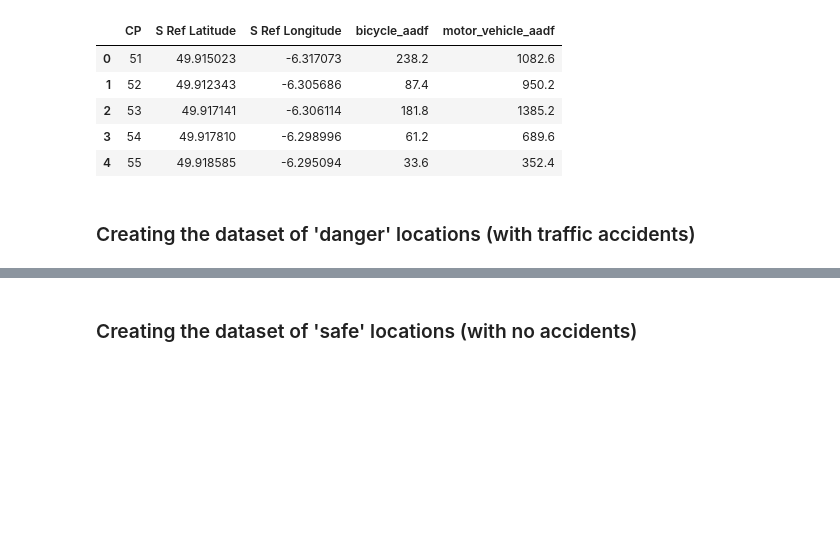
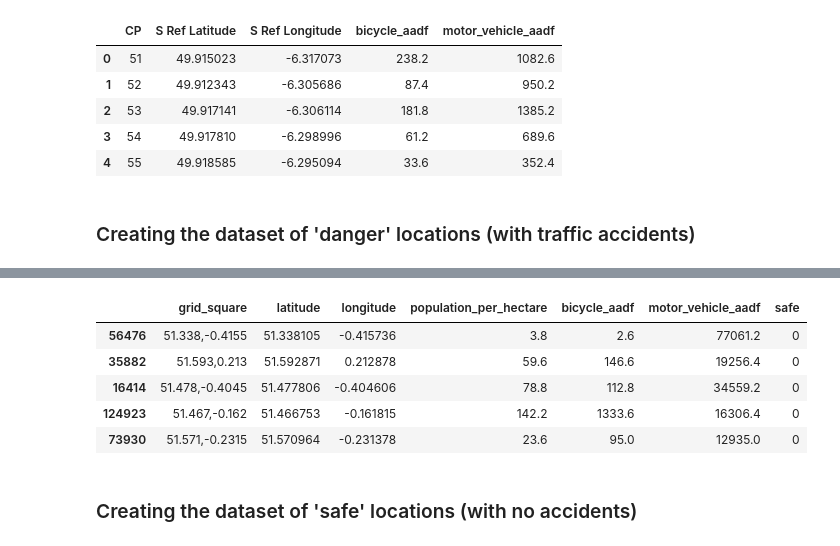
Before and after one commit to FinYoum/Predicting-traffic-accidents-CNN, a Jupyter notebook: 7_Model3_mixed_input_neural_network.ipynb, the cells around one changed output, grey strips where cells are left out. Saved outputs shown, nothing was run; the diff lists cells and outputs as text; code cells hidden in the pictures; blank space fills up the shorter version.

```diff
--- a/7_Model3_mixed_input_neural_network.ipynb
+++ b/7_Model3_mixed_input_neural_network.ipynb
@@ -119,0 +136,30 @@ len(model3_dataset_danger)
+# %%
+# Create model 3 dataset just consisting of traffic and population features
+# Keep location features to get safe grid squares later
+danger_squares = danger_london_accidents_sample[['Latitude', 'Longitude', 'population_per_hectare', 'bicycle_aadf',
+                                'motorbike_aadf', 'car_aadf', 'bus_aadf', 'light_goods_vehicle_aadf',
+                                'heavy_goods_vehicle_aadf', 'lat_4dp', 'long_4dp', 'grid_square']]
+# %%
+# Combine traffic features for motor vehicles like we did in model 1 notebook
+to_sum = ['motorbike_aadf', 'car_aadf', 'bus_aadf', 'light_goods_vehicle_aadf', 'heavy_goods_vehicle_aadf']
+danger_squares['motor_vehicle_aadf'] = danger_squares[to_sum].sum(axis=1)
+danger_squares.drop(to_sum, axis=1, inplace=True)
+# %%
+# Getting columns in the right order
+danger_squares = danger_squares[['grid_square', 'Latitude', 'Longitude', 'population_per_hectare',
+                                 'bicycle_aadf', 'motor_vehicle_aadf']]
+
+# Rename columns for merging with safe dataset
+danger_squares = danger_squares.rename(columns={'Latitude': 'latitude', 'Longitude': 'longitude'})
+
+# Add safe column of all 0's due to being danger dataset
+danger_squares['safe'] = 0
+# %%
+danger_squares.head()
+# %% [output]
+|  | grid_square | latitude | longitude | population_per_hectare | bicycle_aadf | motor_vehicle_aadf | safe |
+| 56476 | 51.338,-0.4155 | 51.338105 | -0.415736 | 3.8 | 2.6 | 77061.2 | 0 |
+| 35882 | 51.593,0.213 | 51.592871 | 0.212878 | 59.6 | 146.6 | 19256.4 | 0 |
+| 16414 | 51.478,-0.4045 | 51.477806 | -0.404606 | 78.8 | 112.8 | 34559.2 | 0 |
+| 124923 | 51.467,-0.162 | 51.466753 | -0.161815 | 142.2 | 1333.6 | 16306.4 | 0 |
+| 73930 | 51.571,-0.2315 | 51.570964 | -0.231378 | 23.6 | 95.0 | 12935.0 | 0 |
```
Also changed, not shown: parts of 92 cells of this notebook, 2 other files.
